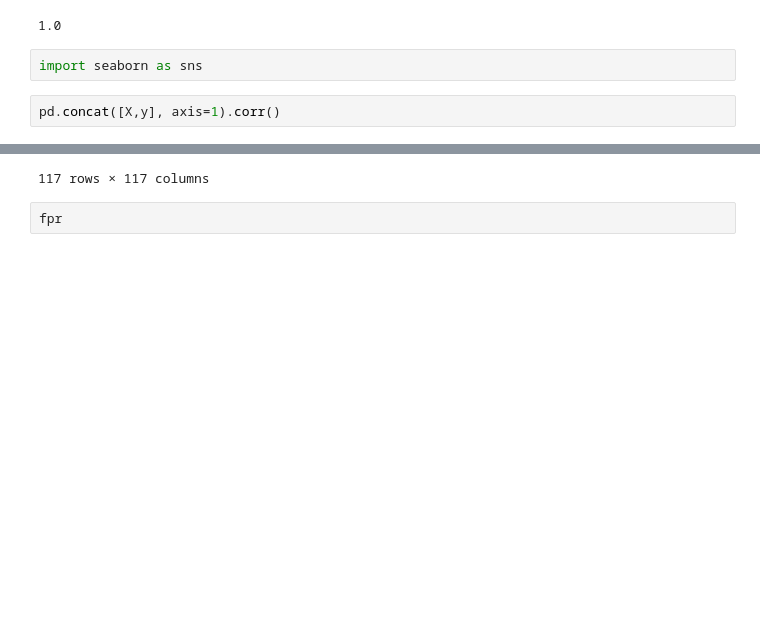
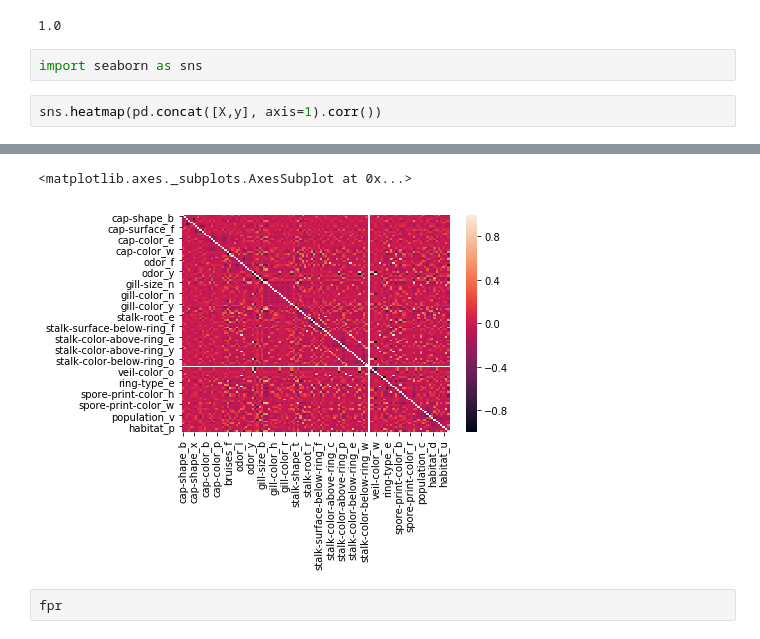
Before and after one commit to npschafer/dsc-roc-curves-and-auc-lab-houston-ds-042219, a Jupyter notebook: index.ipynb, the cells around one changed output, grey strips where cells are left out. Saved outputs shown, nothing was run; the diff lists cells and outputs as text; blank space fills up the shorter version.

```diff
--- a/index.ipynb
+++ b/index.ipynb
@@ -59,5 +59,5 @@ print(auc(fpr, tpr))
 # %%
 import seaborn as sns
 # %%
-pd.concat([X,y], axis=1).corr()
+sns.heatmap(pd.concat([X,y], axis=1).corr())
 # %% [output]
@@ -81,4 +64,5 @@ pd.concat([X,y], axis=1).corr()
-117 rows × 117 columns
+<matplotlib.axes._subplots.AxesSubplot at 0x...>
+[figure, added]
 # %%
 fpr
 # %% [output]
```
Also changed, not shown: parts of 1 cell of this notebook.
